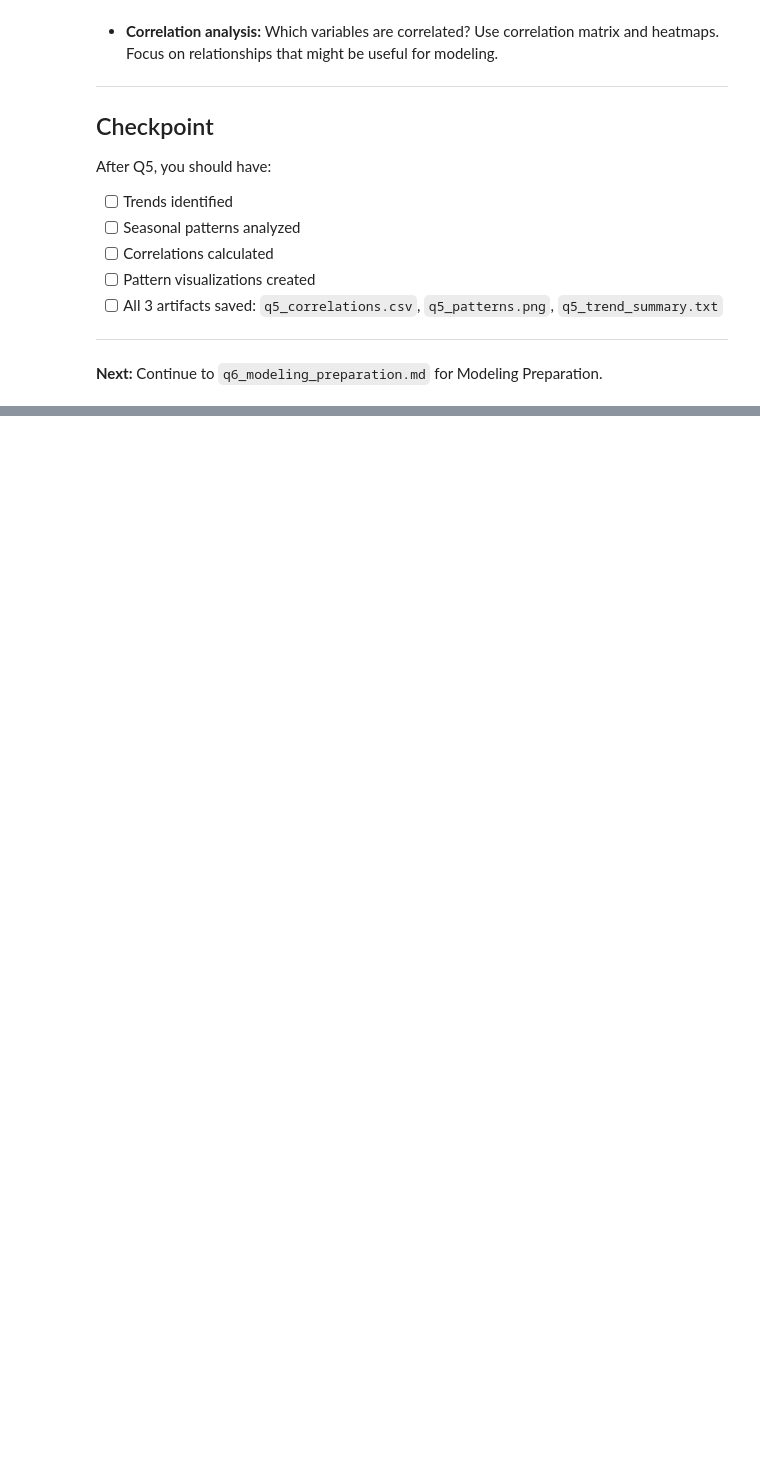
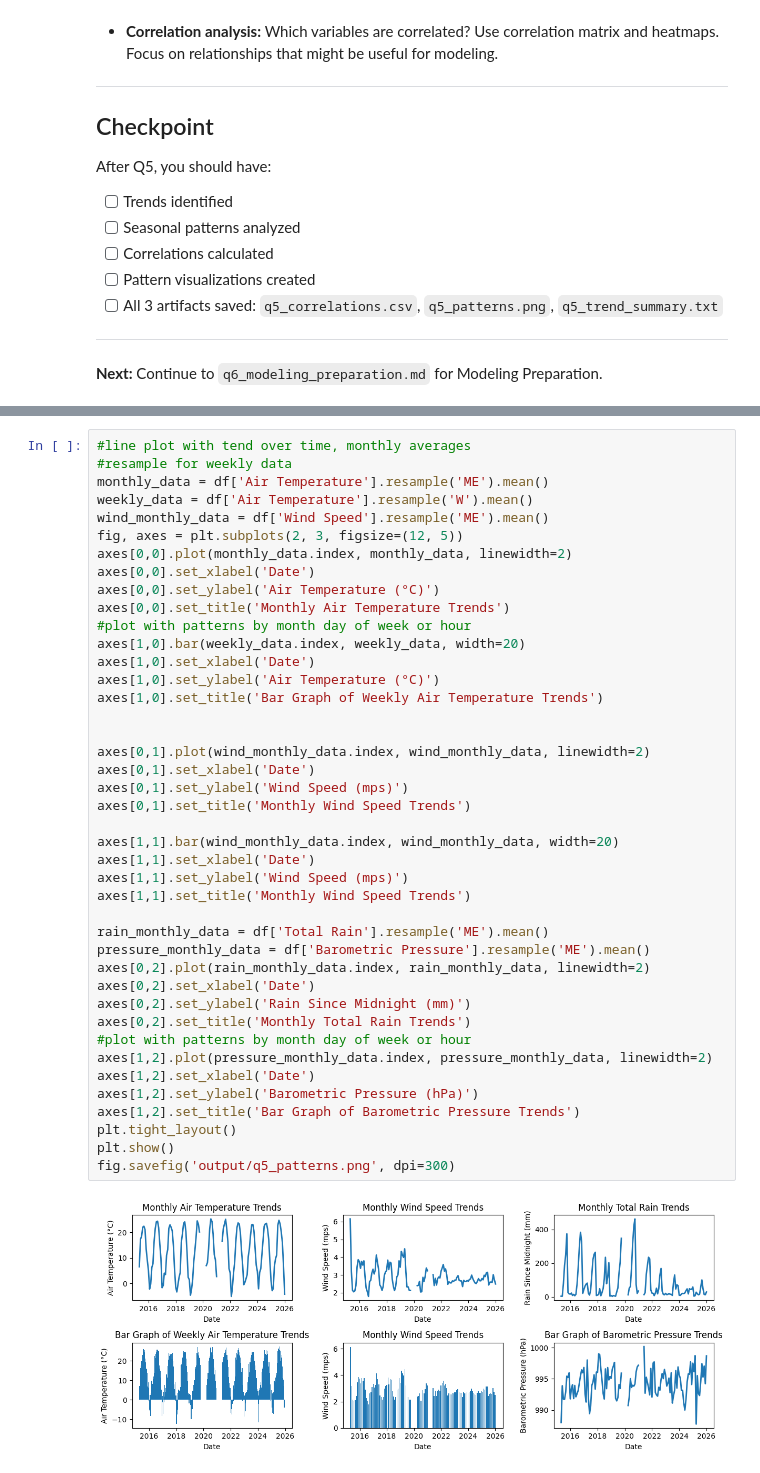
Before and after one commit to UCSF-DataSci/ds217-11-final-t25ara, a Jupyter notebook: q5_pattern_analysis.ipynb, the cells around one changed output, grey strips where cells are left out. Saved outputs shown, nothing was run; the diff lists cells and outputs as text; blank space fills up the shorter version.

```diff
--- a/q5_pattern_analysis.ipynb
+++ b/q5_pattern_analysis.ipynb
@@ -152,0 +167,44 @@ After Q5, you should have:
+# %%
+#line plot with tend over time, monthly averages
+#resample for weekly data
+monthly_data = df['Air Temperature'].resample('ME').mean()
+weekly_data = df['Air Temperature'].resample('W').mean()
+wind_monthly_data = df['Wind Speed'].resample('ME').mean()
+fig, axes = plt.subplots(2, 3, figsize=(12, 5))
+axes[0,0].plot(monthly_data.index, monthly_data, linewidth=2)
+axes[0,0].set_xlabel('Date')
+axes[0,0].set_ylabel('Air Temperature (°C)')
+axes[0,0].set_title('Monthly Air Temperature Trends')
+#plot with patterns by month day of week or hour
+axes[1,0].bar(weekly_data.index, weekly_data, width=20)
+axes[1,0].set_xlabel('Date')
+axes[1,0].set_ylabel('Air Temperature (°C)')
+axes[1,0].set_title('Bar Graph of Weekly Air Temperature Trends')
+
+
+axes[0,1].plot(wind_monthly_data.index, wind_monthly_data, linewidth=2)
+axes[0,1].set_xlabel('Date')
+axes[0,1].set_ylabel('Wind Speed (mps)')
+axes[0,1].set_title('Monthly Wind Speed Trends')
+
+axes[1,1].bar(wind_monthly_data.index, wind_monthly_data, width=20)
+axes[1,1].set_xlabel('Date')
+axes[1,1].set_ylabel('Wind Speed (mps)')
+axes[1,1].set_title('Monthly Wind Speed Trends')
+
+rain_monthly_data = df['Total Rain'].resample('ME').mean()
+pressure_monthly_data = df['Barometric Pressure'].resample('ME').mean()
+axes[0,2].plot(rain_monthly_data.index, rain_monthly_data, linewidth=2)
+axes[0,2].set_xlabel('Date')
+axes[0,2].set_ylabel('Rain Since Midnight (mm)')
+axes[0,2].set_title('Monthly Total Rain Trends')
+#plot with patterns by month day of week or hour
+axes[1,2].plot(pressure_monthly_data.index, pressure_monthly_data, linewidth=2)
+axes[1,2].set_xlabel('Date')
+axes[1,2].set_ylabel('Barometric Pressure (hPa)')
+axes[1,2].set_title('Bar Graph of Barometric Pressure Trends')
+plt.tight_layout()
+plt.show()
+fig.savefig('output/q5_patterns.png', dpi=300)
+# %% [output]
+[figure, added]
```
Also changed, not shown: parts of 3 cells of this notebook, 6 other files.
